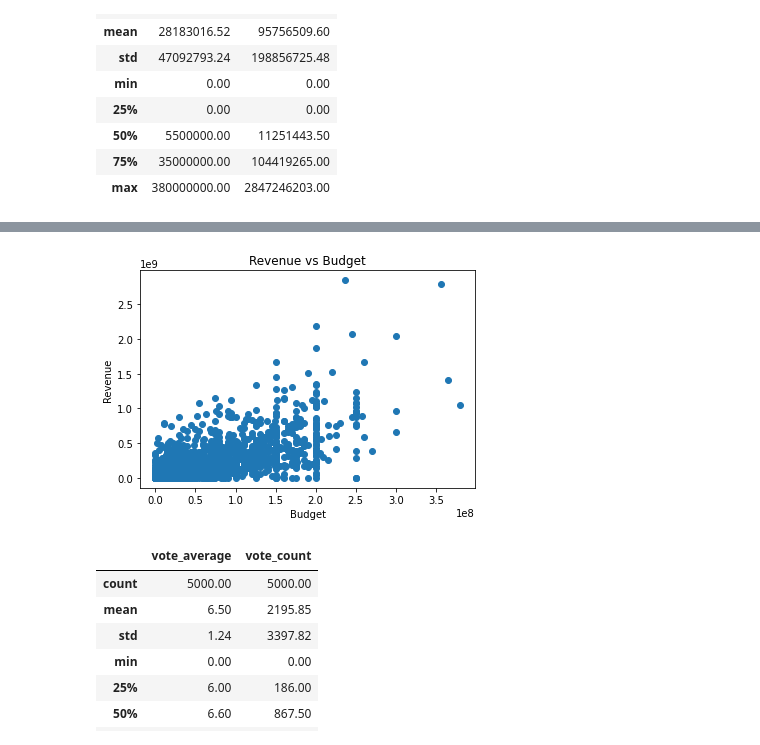
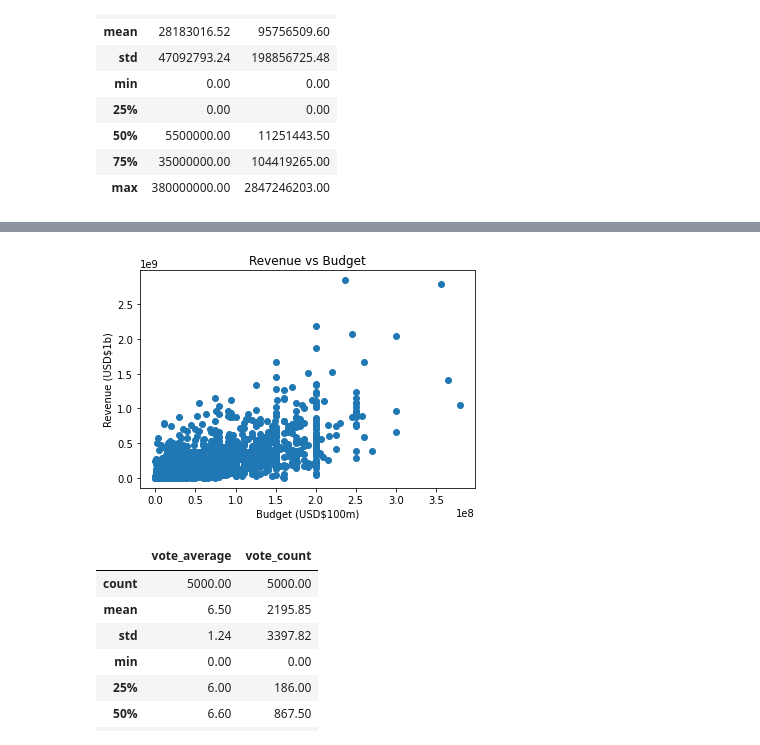
Before and after one commit to vibrantlychee/big-movie-data, a Jupyter notebook: exploratory.ipynb, the cells around one changed output, grey strips where cells are left out. Drawn from its saved outputs; the diff is of its cells as text; code cells hidden in the pictures.

```diff
--- a/exploratory.ipynb
+++ b/exploratory.ipynb
@@ -77,0 +81,4 @@ raw_data[financial_cols].describe()
+# %%
+films_with_budget = raw_data[raw_data["budget"] > 0]
+films_with_budget_and_revenue = films_with_budget[films_with_budget["revenue"] > 0]
+films_with_budget_and_revenue[financial_cols].describe()
@@ -78,17 +95,17 @@ raw_data[financial_cols].describe()
 # %%
 # visualise
 fig = plt.figure(facecolor="white")
-plt.scatter(raw_data["budget"], raw_data["revenue"])
+plt.scatter(films_with_budget_and_revenue["budget"], films_with_budget_and_revenue["revenue"])
 
 plt.title("Revenue vs Budget")
 
-plt.xlabel("Budget")
-plt.ylabel("Revenue")
+plt.xlabel("Budget (USD$100m)")
+plt.ylabel("Revenue (USD$1b)")
 
 plt.draw()
 plt.show()
 # %% [output]
-[figure, old version]
+[figure, new version]
 # %%
 raw_data[vote_cols].describe()
 # %% [output]
```
Also changed, not shown: parts of 13 cells of this notebook.
